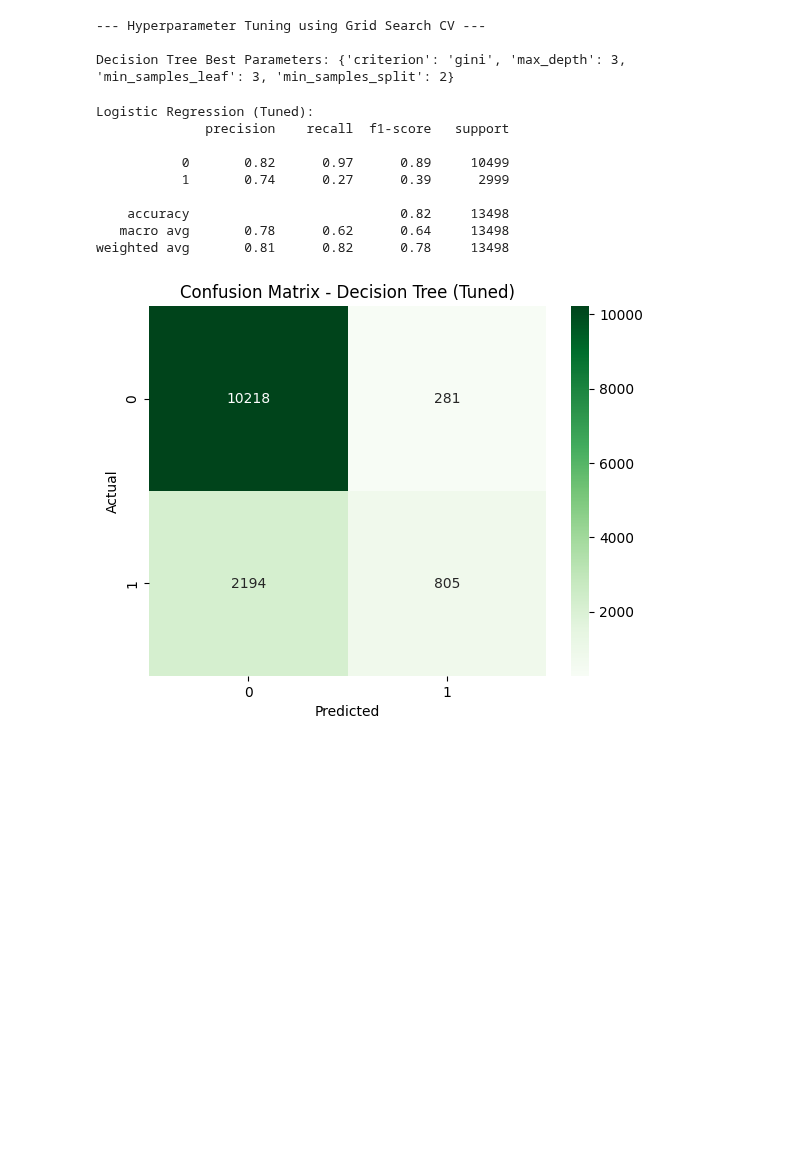
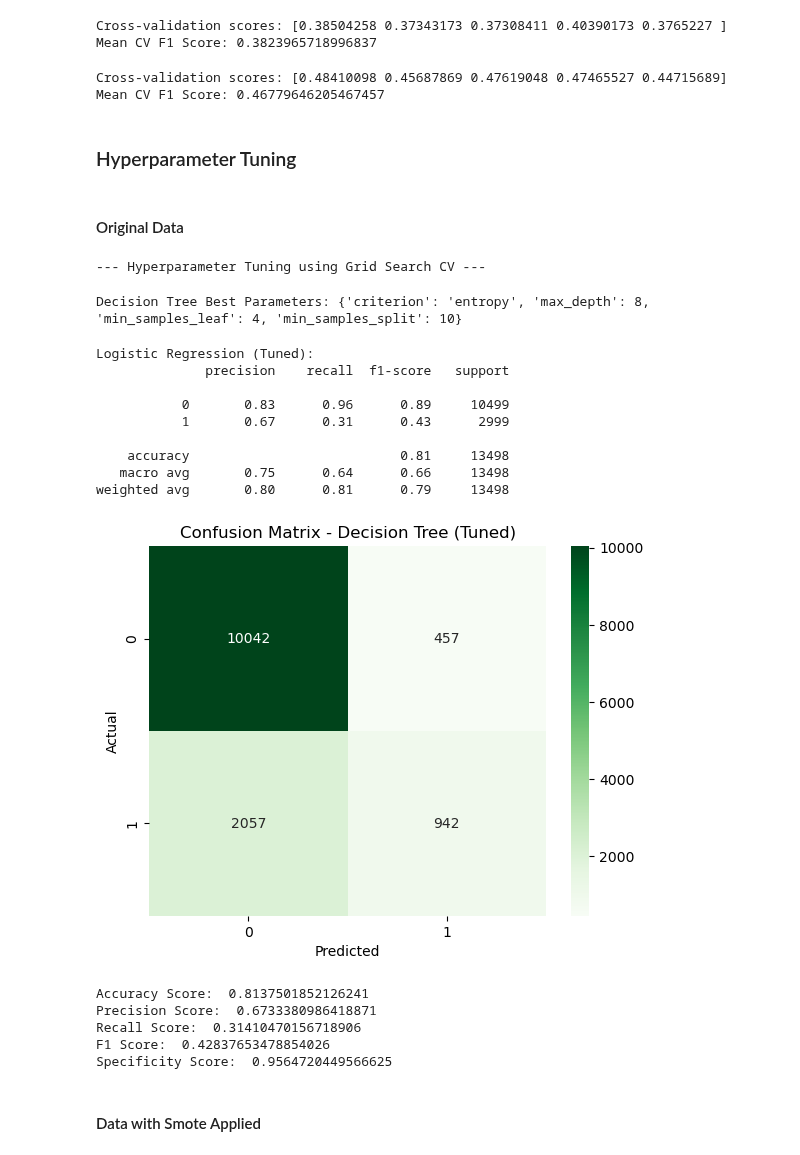
Before and after one commit to jb705249/SJU_DSS_740_Final_Project, a Jupyter notebook: Scr/modeling_Decision_Tree.ipynb, the cells around one changed output. Cells and saved outputs as stored; diff of their text form; code cells hidden in the pictures; blank space fills up the shorter version.

```diff
--- a/Scr/modeling_Decision_Tree.ipynb
+++ b/Scr/modeling_Decision_Tree.ipynb
@@ -108,7 +63,7 @@ changelog.append({
 # %%
 # Decision Tree
 dt_model = DecisionTreeClassifier(max_depth=3,random_state=42)
-dt_model.fit(X_train, y_train)
+dt_model.fit(X_train_scaled, y_train)
 
 
 # Visualize the Decision Tree
@@ -234,3 +235,41 @@ SMOTE               0.8129
+# %%
+#Create the model
+dt_CV = DecisionTreeClassifier(max_depth=3, random_state=42)
+
+#Set the number of splits
+k_folds = StratifiedKFold(n_splits=5, shuffle=True, random_state=42)
+
+#Create pipeline to scale and run the model
+pipeline = Pipeline([('scaler', scaler), ('model',dt_CV)])
+
+#Run the cross-validation and evaluate the model
+cv_scores = cross_val_score(pipeline, X, y, cv=k_folds, scoring='f1')
+print("Cross-validation scores:", cv_scores)
+print("Mean CV F1 Score:", cv_scores.mean())
+# %% [output]
+Cross-validation scores: [0.38504258 0.37343173 0.37308411 0.40390173 0.3765227 ]
+Mean CV F1 Score: 0.3823965718996837
+# %%
+#Create the model
+dt_CV_smote = DecisionTreeClassifier(max_depth=3, random_state=42)
+
+#Set the number of splits
+k_folds_smote = KFold(n_splits=5, shuffle=True, random_state=42)
+
+#Create pipeline to scale and run the model
+pipeline_smote = ImbPipeline([('scaler', scaler), ('smote', smote), ('model',dt_CV_smote)])
+
+#Run the cross-validation and evaluate the model
+cv_scores_smote = cross_val_score(pipeline_smote, X, y, cv=k_folds_smote, scoring='f1')
+print("Cross-validation scores:", cv_scores_smote)
+print("Mean CV F1 Score:", cv_scores_smote.mean())
+# %% [output]
+Cross-validation scores: [0.48410098 0.45687869 0.47619048 0.47465527 0.44715689]
+Mean CV F1 Score: 0.46779646205467457
+# %% [markdown]
+<h3> Hyperparameter Tuning </h3>
+# %% [markdown]
+<h4> Original Data </h4>
 # %%
 print("\n--- Hyperparameter Tuning using Grid Search CV ---")
 
@@ -242,42 +281,59 @@ dt_param_grid = {
     'min_samples_leaf': [3, 4, 5]
 }
 dt_grid_search = GridSearchCV(DecisionTreeClassifier(random_state=42),
-                               param_grid=dt_param_grid, cv=5, scoring='accuracy', n_jobs=-1)
-dt_grid_search.fit(X_train, y_train)
+                               param_grid=dt_param_grid, cv=5, scoring='f1', n_jobs=-1)
+dt_grid_search.fit(X_train_scaled, y_train)
 
 print("\nDecision Tree Best Parameters:", dt_grid_search.best_params_)
 dt_best_model = dt_grid_search.best_estimator_
 # %% [output]
 --- Hyperparameter Tuning using Grid Search CV ---
-
-Decision Tree Best Parameters: {'criterion': 'gini', 'max_depth': 3, 'min_samples_leaf': 3, 'min_samples_split': 2}
+Decision Tree Best Parameters: {'criterion': 'entropy', 'max_depth': 8, 'min_samples_leaf': 4, 'min_samples_split': 10}
 # %%
 # Define string labels for display
 target_names = ['0', '1']
 
 # Generate predictions
-lr_tuned_predictions = dt_best_model.predict(X_test)
+lr_tuned_predictions = dt_best_model.predict(X_test_scaled)
 
 # Classification report
 print("\nLogistic Regression (Tuned):")
 print(classification_report(y_test, lr_tuned_predictions, target_names=target_names))
 
 # Confusion matrix
 cm_lr_tuned = confusion_matrix(y_test, lr_tuned_predictions, labels=[0, 1])
 sns.heatmap(cm_lr_tuned, annot=True, fmt='d', cmap='Greens',
             xticklabels=target_names, yticklabels=target_names)
 plt.xlabel('Predicted')
 plt.ylabel('Actual')
 plt.title('Confusion Matrix - Decision Tree (Tuned)')
 plt.show()
+
+# Model Scores
+print('Accuracy Score: ', accuracy_score(y_test, lr_tuned_predictions))
+print('Precision Score: ', precision_score(y_test, lr_tuned_predictions))
+print('Recall Score: ', recall_score(y_test, lr_tuned_predictions))
+print('F1 Score: ', f1_score(y_test, lr_tuned_predictions))
+
+tn_bm = cm_lr_tuned[0,0]
+fp_bm = cm_lr_tuned[0,1]
+specificity_bm = tn_bm/(tn_bm+fp_bm)
+print('Specificity Score: ', specificity_bm)
 # %% [output]
 Logistic Regression (Tuned):
               precision    recall  f1-score   support
 
-           0       0.82      0.97      0.89     10499
-           1       0.74      0.27      0.39      2999
+           0       0.83      0.96      0.89     10499
+           1       0.67      0.31      0.43      2999
 
-    accuracy                           0.82     13498
-   macro avg       0.78      0.62      0.64     13498
-weighted avg       0.81      0.82      0.78     13498
+    accuracy                           0.81     13498
+   macro avg       0.75      0.64      0.66     13498
+weighted avg       0.80      0.81      0.79     13498
-[figure, old version]
+[figure, new version]
+Accuracy Score:  0.8137501852126241
+Precision Score:  0.6733380986418871
+Recall Score:  0.31410470156718906
+F1 Score:  0.42837653478854026
+Specificity Score:  0.9564720449566625
+# %% [markdown]
+<h4> Data with Smote Applied </h4>
```
Also changed, not shown: parts of 26 cells of this notebook, 2 other files.
